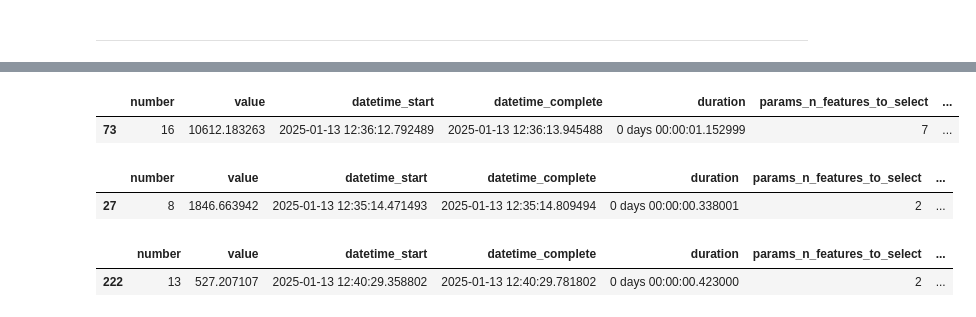
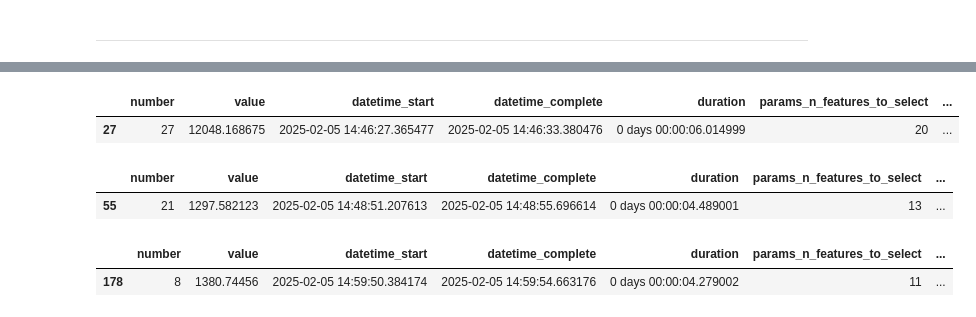
Before and after one commit to NazarovMichail/ds_nms, a Jupyter notebook: examples/feature_select_test.ipynb, the cells around one changed output, grey strips where cells are left out. Cells and saved outputs as stored; diff of their text form; code cells hidden in the pictures.

```diff
--- a/examples/feature_select_test.ipynb
+++ b/examples/feature_select_test.ipynb
@@ -58,7 +54,0 @@ with open('data/train_poly/X_train_poly_1.pkl', 'rb') as file:
-# %%
-DIR = 'train_poly/'
-FILE_LST = ['X_train_poly_1','target_train_1','X_train_poly_2', 'target_train_2', 'X_train_poly_3', 'target_train_3']
-
-X_train_poly_1,target_train_1,X_train_poly_2, target_train_2, X_train_poly_3, target_train_3 = utils_io.load_data( FILE_LST, DIR )
-
-X_train_poly_1.shape, target_train_1.shape,X_train_poly_2.shape, target_train_2.shape, X_train_poly_3.shape, target_train_3.shape
@@ -72,0 +55,10 @@ X_train_poly_1.shape, target_train_1.shape,X_train_poly_2.shape, target_train_2.
+# %%
+DIR_train = 'train_poly'
+
+train_poly_data = utils_io.load_data( sub_dir=DIR_train )
+X_train_poly_1 = train_poly_data['X_train_poly_1']
+X_train_poly_2 = train_poly_data['X_train_poly_2']
+X_train_poly_3 = train_poly_data['X_train_poly_3']
+target_train_1 = train_poly_data['target_train_1']
+target_train_2 = train_poly_data['target_train_2']
+target_train_3 = train_poly_data['target_train_3']
@@ -272,16 +226,12 @@ scoring=['neg_root_mean_squared_error']
 estimators_lst = [
     LinearRegression(),
     Ridge(alpha=0.2, random_state=RAND_STATE),
-    Lasso(alpha=0.2, random_state=RAND_STATE),
-    DecisionTreeRegressor(random_state=RAND_STATE),
-    ExtraTreeRegressor(random_state=RAND_STATE),
-    LGBMRegressor(random_state=RAND_STATE)
                 ]
 
 data_dict = {
-    "X_train_rfe_1": (X_train_poly_1, target_train_1),
-    "X_train_rfe_2": (X_train_poly_2, target_train_2),
-    "X_train_rfe_3": (X_train_poly_3, target_train_3),
+    "X_train_sfs_1": (X_train_poly_1, target_train_1),
+    "X_train_sfs_2": (X_train_poly_2, target_train_2),
+    "X_train_sfs_3": (X_train_poly_3, target_train_3),
         }
 # %% [markdown]
 ___
@@ -290,7 +240,7 @@ result_df = feature_select.save_selected_features(data_dict=data_dict,
                                     selector=SequentialFeatureSelector,
                                     estimators=estimators_lst,
                                     scoring=scoring,
-                                    output_dir=DIR,
+                                    output_dir=DIR_train,
                                     direction='backward')
 
 result_df
@@ -297,21 +267,21 @@ result_df
 # %%
-min_result_df_1 = result_df[result_df['data_name'] == 'X_train_rfe_1' ]
+min_result_df_1 = result_df[result_df['data_name'] == 'X_train_sfs_1' ]
 min_result_df_1 = min_result_df_1[min_result_df_1['value'] == min_result_df_1['value'].min()]
 min_result_df_1
 # %% [output]
 |  | number | value | datetime_start | datetime_complete | duration | params_n_features_to_select | ... |
-| 73 | 16 | 10612.183263 | 2025-01-13 12:36:12.792489 | 2025-01-13 12:36:13.945488 | 0 days 00:00:01.152999 | 7 | ... |
+| 27 | 27 | 12048.168675 | 2025-02-05 14:46:27.365477 | 2025-02-05 14:46:33.380476 | 0 days 00:00:06.014999 | 20 | ... |
 # %%
-min_result_df_2 = result_df[result_df['data_name'] == 'X_train_rfe_2' ]
+min_result_df_2 = result_df[result_df['data_name'] == 'X_train_sfs_2' ]
 min_result_df_2 = min_result_df_2[min_result_df_2['value'] == min_result_df_2['value'].min()]
 min_result_df_2
 # %% [output]
 |  | number | value | datetime_start | datetime_complete | duration | params_n_features_to_select | ... |
-| 27 | 8 | 1846.663942 | 2025-01-13 12:35:14.471493 | 2025-01-13 12:35:14.809494 | 0 days 00:00:00.338001 | 2 | ... |
+| 55 | 21 | 1297.582123 | 2025-02-05 14:48:51.207613 | 2025-02-05 14:48:55.696614 | 0 days 00:00:04.489001 | 13 | ... |
 # %%
-min_result_df_3 = result_df[result_df['data_name'] == 'X_train_rfe_3' ]
+min_result_df_3 = result_df[result_df['data_name'] == 'X_train_sfs_3' ]
 min_result_df_3 = min_result_df_3[min_result_df_3['value'] == min_result_df_3['value'].min()]
 min_result_df_3
 # %% [output]
 |  | number | value | datetime_start | datetime_complete | duration | params_n_features_to_select | ... |
-| 222 | 13 | 527.207107 | 2025-01-13 12:40:29.358802 | 2025-01-13 12:40:29.781802 | 0 days 00:00:00.423000 | 2 | ... |
+| 178 | 8 | 1380.74456 | 2025-02-05 14:59:50.384174 | 2025-02-05 14:59:54.663176 | 0 days 00:00:04.279002 | 11 | ... |
```
Also changed, not shown: parts of 17 cells of this notebook, 3 other files.
